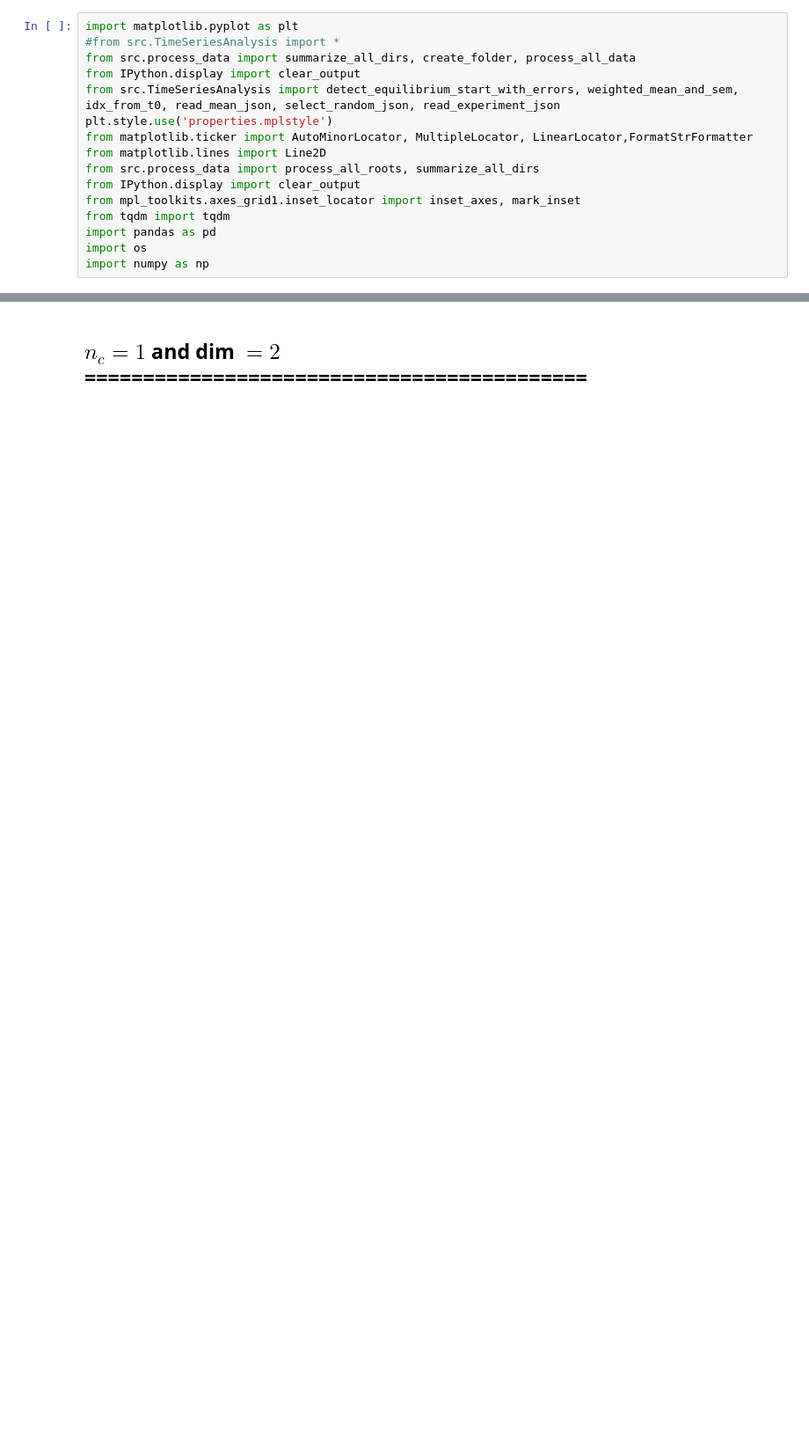
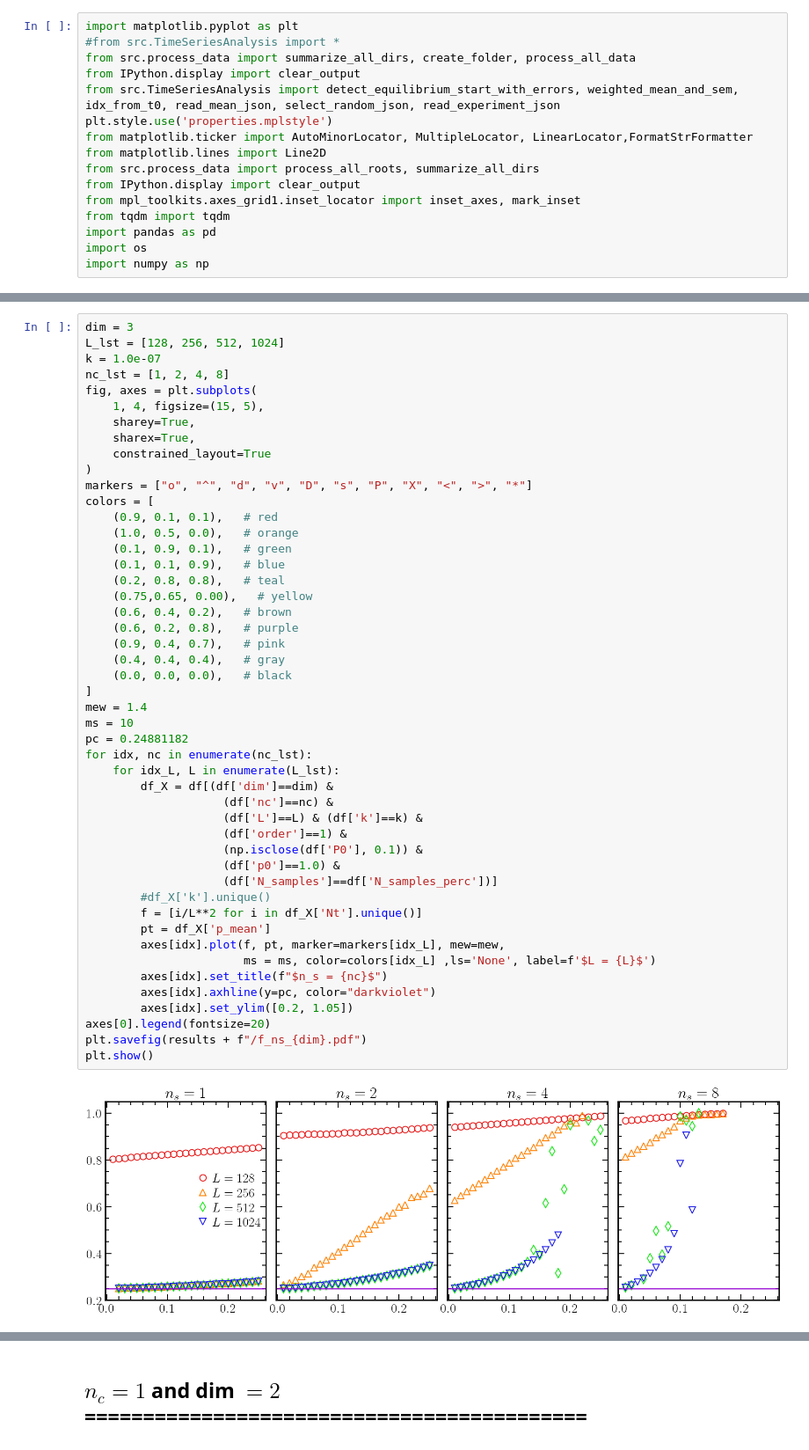
Before and after one commit to JuniorAlencar/self_organization_percolation, a Jupyter notebook: jupyter/parameters_analysis.ipynb, the cells around one changed output, grey strips where cells are left out. Shown at 88% size. Saved outputs shown, nothing was run; the diff lists cells and outputs as text; blank space fills up the shorter version.

```diff
--- a/jupyter/parameters_analysis.ipynb
+++ b/jupyter/parameters_analysis.ipynb
@@ -228,0 +188,50 @@ plt.show()
+# %%
+dim = 3
+L_lst = [128, 256, 512, 1024]
+k = 1.0e-07
+nc_lst = [1, 2, 4, 8]
+fig, axes = plt.subplots(
+    1, 4, figsize=(15, 5),
+    sharey=True,
+    sharex=True,
+    constrained_layout=True
+)
+markers = ["o", "^", "d", "v", "D", "s", "P", "X", "<", ">", "*"]
+colors = [
+    (0.9, 0.1, 0.1),   # red
+    (1.0, 0.5, 0.0),   # orange
+    (0.1, 0.9, 0.1),   # green
+    (0.1, 0.1, 0.9),   # blue
+    (0.2, 0.8, 0.8),   # teal
+    (0.75,0.65, 0.00),   # yellow
+    (0.6, 0.4, 0.2),   # brown
+    (0.6, 0.2, 0.8),   # purple
+    (0.9, 0.4, 0.7),   # pink
+    (0.4, 0.4, 0.4),   # gray
+    (0.0, 0.0, 0.0),   # black
+]
+mew = 1.4
+ms = 10
+pc = 0.24881182
+for idx, nc in enumerate(nc_lst):
+    for idx_L, L in enumerate(L_lst):
+        df_X = df[(df['dim']==dim) &
+                    (df['nc']==nc) &
+                    (df['L']==L) & (df['k']==k) &
+                    (df['order']==1) &
+                    (np.isclose(df['P0'], 0.1)) &
+                    (df['p0']==1.0) &
+                    (df['N_samples']==df['N_samples_perc'])]
+        #df_X['k'].unique()
+        f = [i/L**2 for i in df_X['Nt'].unique()]
+        pt = df_X['p_mean']
+        axes[idx].plot(f, pt, marker=markers[idx_L], mew=mew,
+                       ms = ms, color=colors[idx_L] ,ls='None', label=f'$L = {L}$')
+        axes[idx].set_title(f"$n_s = {nc}$")
+        axes[idx].axhline(y=pc, color="darkviolet")
+        axes[idx].set_ylim([0.2, 1.05])
+axes[0].legend(fontsize=20)
+plt.savefig(results + f"/f_ns_{dim}.pdf")
+plt.show()
+# %% [output]
+[figure, added]
```
Also changed, not shown: parts of 6 cells of this notebook, 6 other files.
